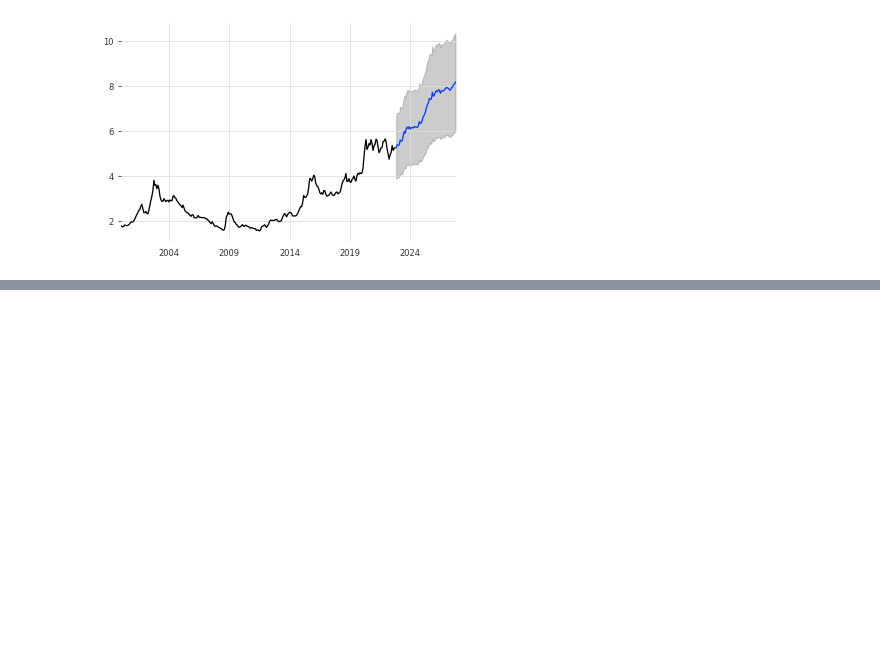
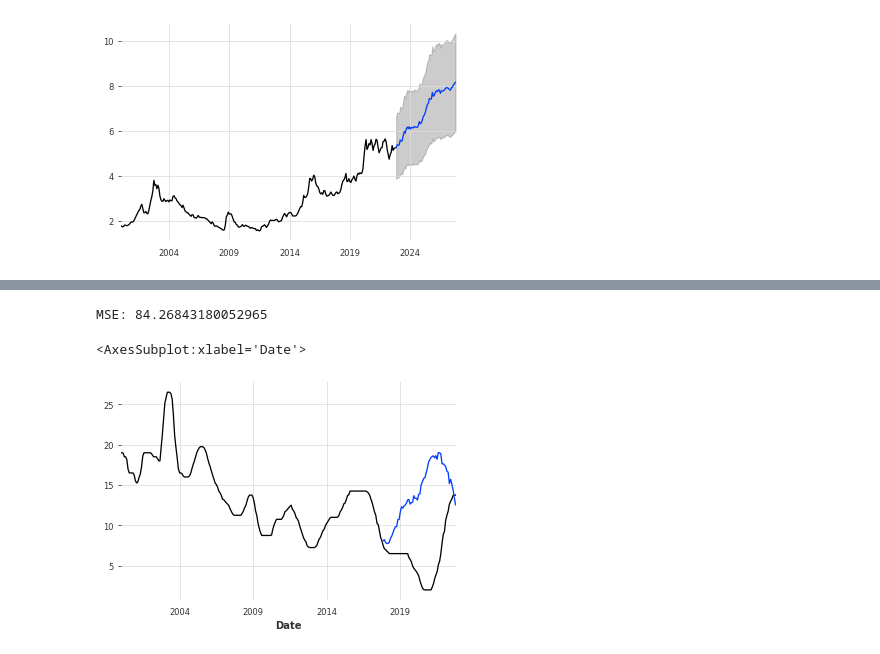
Before and after one commit to aruasouza/CTG, a Jupyter notebook: definitive_models.ipynb, the cells around one changed output, grey strips where cells are left out. Saved outputs shown, nothing was run; the diff lists cells and outputs as text; code cells hidden in the pictures; blank space fills up the shorter version.

```diff
--- a/definitive_models.ipynb
+++ b/definitive_models.ipynb
@@ -95,10 +105,13 @@ class LSTM:
 def simple_square(x,a):
     return (x ** 2) * a
 
+def square(x,a,b,c):
+    return ((x ** 2) * a) + (x * b) + c
+
 # Classe utilizada para criar o modelo de regressão + LSTM para o câmbio
 class RegressionPlusLSTM:
-    def __init__(self,target_data,extra_data):
-        self.func = simple_square
+    def __init__(self,target_data,extra_data,func):
+        self.func = func
         self.target_data = target_data
         self.extra_data = extra_data
         self.values = target_data.values.ravel()
@@ -243,0 +266,5 @@ ax.fill_between(pred_df.index,pred_df['superior'],pred_df['inferior'],color = 'k
+# %%
+# Treinando o modelo de SELIC
+anos = 5
+x_train,y_train,x_test,y_test = train_test_split(df,selic,anos)
+model = RegressionPlusLSTM(y_train,x_train,square).fit(60,12 * anos)
@@ -243,0 +278,17 @@ ax.fill_between(pred_df.index,pred_df['superior'],pred_df['inferior'],color = 'k
+# %%
+# Plotando o resultado e calculando o Erro
+prediction = model.predict(12 * anos,0.2)
+print('MSE:',mean_squared_error(prediction,y_test))
+pred_df = selic.copy()
+pred_df['prediction'] = [None for _ in range(len(pred_df) - len(prediction))] + list(prediction)
+pred_df['res'] = (pred_df['selic'] - pred_df['prediction']).apply(abs)
+pred = pred_df.dropna()
+res_max = pred['res'].mean()
+# pred_df['superior'] = [None for _ in range(len(pred_df) - len(prediction))] + [pred + res_max for pred in prediction]
+# pred_df['inferior'] = [None for _ in range(len(pred_df) - len(prediction))] + [pred - res_max for pred in prediction]
+ax = pred_df['selic'].plot()
+pred_df['prediction'].plot()
+# %% [output]
+MSE: 84.26843180052965
+<AxesSubplot:xlabel='Date'>
+[figure, added]
```
Also changed, not shown: parts of 5 cells of this notebook, 1 other file.
